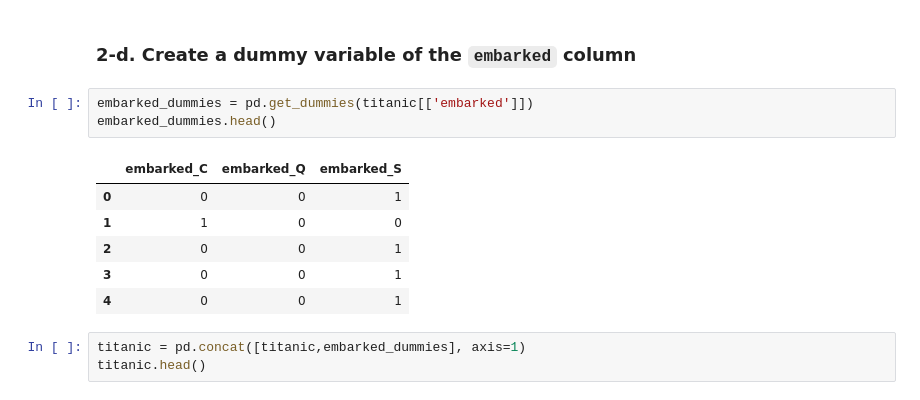
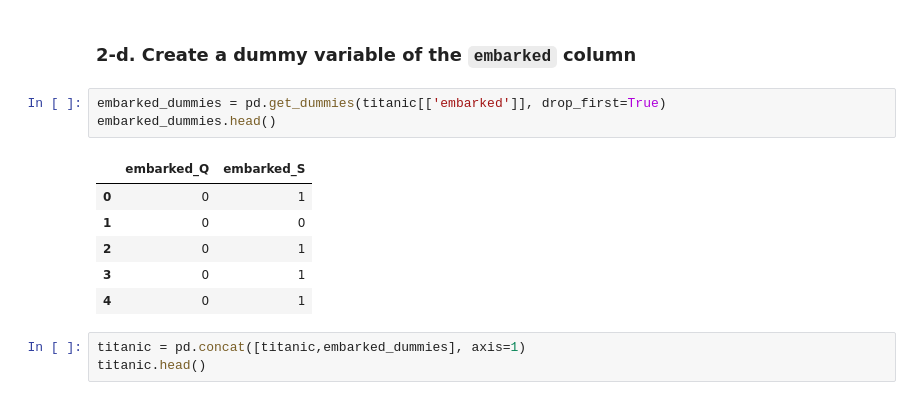
Before and after one commit to Yongliang-Shi/classification-exercises, a Jupyter notebook: classification_exercises.ipynb, the cells around one changed output. Cells and saved outputs as stored; diff of their text form.

```diff
--- a/classification_exercises.ipynb
+++ b/classification_exercises.ipynb
@@ -230,15 +446,15 @@ Index(['passenger_id', 'survived', 'pclass', 'sex', 'age', 'sibsp', 'parch',
 # %% [markdown]
 ### 2-d. Create a dummy variable of the `embarked` column
 # %%
-embarked_dummies = pd.get_dummies(titanic[['embarked']])
+embarked_dummies = pd.get_dummies(titanic[['embarked']], drop_first=True)
 embarked_dummies.head()
 # %% [output]
-|  | embarked_C | embarked_Q | embarked_S |
-| 0 | 0 | 0 | 1 |
-| 1 | 1 | 0 | 0 |
-| 2 | 0 | 0 | 1 |
-| 3 | 0 | 0 | 1 |
-| 4 | 0 | 0 | 1 |
+|  | embarked_Q | embarked_S |
+| 0 | 0 | 1 |
+| 1 | 0 | 0 |
+| 2 | 0 | 1 |
+| 3 | 0 | 1 |
+| 4 | 0 | 1 |
 # %%
 titanic = pd.concat([titanic,embarked_dummies], axis=1)
 titanic.head()
```
Also changed, not shown: parts of 49 cells of this notebook.
